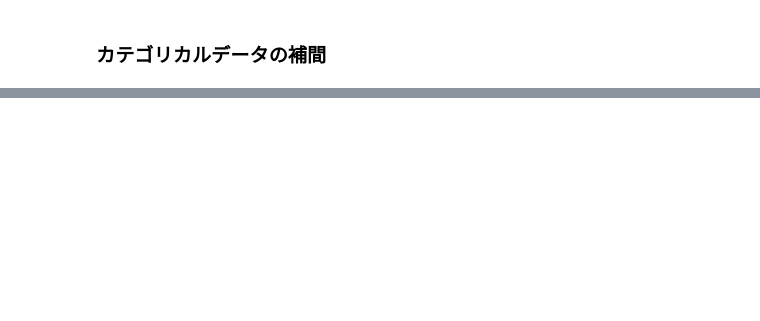
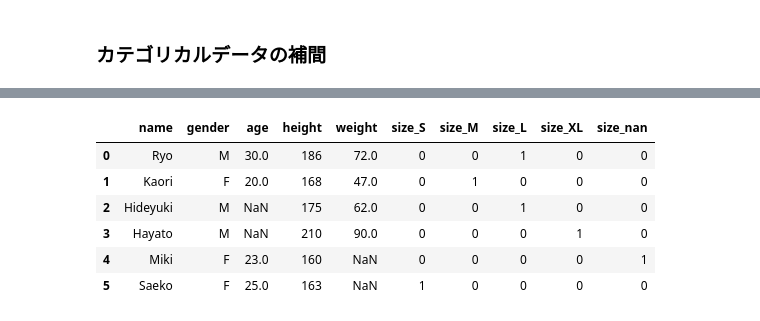
Before and after one commit to takuyaamamo/NyobiMachineLearning, a Jupyter notebook: 欠損値の前処理.ipynb, the cells around one changed output, grey strips where cells are left out. Drawn from its saved outputs; the diff is of its cells as text; code cells hidden in the pictures; blank space fills up the shorter version.

```diff
--- a/欠損値の前処理.ipynb
+++ b/欠損値の前処理.ipynb
@@ -111,6 +196,17 @@ strategyに補間方法（ "mean","median","most_frequent"）を与える。
 # %%
 # size2int:size to int
 size2int = {'S': 1, 'M': 2, 'L': 3, 'XL': 4}
+data_column = 'size'
 # int2size:int to size
 # size2intの逆をfor文で入力する
 int2size = {v:k for k, v in size2int.items()}
+
+# カテゴリカル・データ補間の自動化
+def categorical(data, size2int, data_column):
+    data[data_column] = data[data_column].map(size2int)
+    display(data)
+
+# 自動化確認
+categorical(df, size2int, data_column)
+# 最頻値で補間を行う
+impute(df, 'most_frequent')
@@ -159,0 +260,17 @@ dtype: object
+# %%
+import numpy
+import pandas
+from IPython.core.display import display
+
+# 欠損値を含むデータを作成
+data = {'name': ['Ryo', 'Kaori', 'Hideyuki', 'Hayato', 'Miki', 'Saeko'],  # 名前
+        'gender': ['M', 'F', 'M', 'M', 'F', 'F'],  # 性別
+        'height': [186, 168, 175, 210, 160, 163],  # 身長
+        'weight': [72, 47, 62, 90, None, numpy.NaN],  # 体重
+        'age': [30, 20, None , numpy.NaN, 23, 25],  # 年齢
+        'size': ['L', 'M', 'L', 'XL', None, 'S']  # 服のサイズ
+        }
+columns = ['name', 'gender', 'age', 'height', 'weight', 'size']
+# DataFrameを作成
+df = pandas.DataFrame(data, columns=columns)
+display(df)
@@ -159,0 +285,21 @@ dtype: object
+# %%
+# ダミー化の自動化
+def dummy(data, data_column, categories):
+    # size の列のデータタイプを category に変換
+    data[data_column] = pandas.Categorical(data[data_column], categories=categories, ordered=True)
+
+    # get_dummies()関数を利用してダミー化,dummy_na=Trueの引数を与える。
+    data = pandas.get_dummies(data, columns=[data_column], dummy_na=True)
+
+    display(data)
+
+# 自動化の確認
+dummy(df, 'size', ['S', 'M', 'L', 'XL'])
+# %% [output]
+|  | name | gender | age | height | weight | size_S | size_M | size_L | size_XL | size_nan |
+| 0 | Ryo | M | 30.0 | 186 | 72.0 | 0 | 0 | 1 | 0 | 0 |
+| 1 | Kaori | F | 20.0 | 168 | 47.0 | 0 | 1 | 0 | 0 | 0 |
+| 2 | Hideyuki | M | NaN | 175 | 62.0 | 0 | 0 | 1 | 0 | 0 |
+| 3 | Hayato | M | NaN | 210 | 90.0 | 0 | 0 | 0 | 1 | 0 |
+| 4 | Miki | F | 23.0 | 160 | NaN | 0 | 0 | 0 | 0 | 1 |
+| 5 | Saeko | F | 25.0 | 163 | NaN | 1 | 0 | 0 | 0 | 0 |
```
Also changed, not shown: parts of 7 cells of this notebook.
